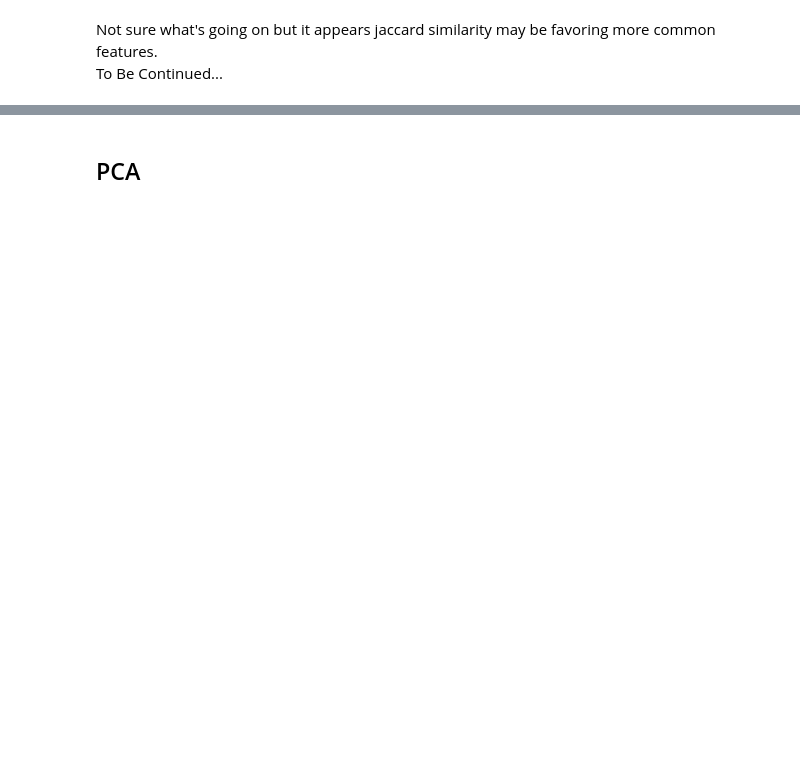
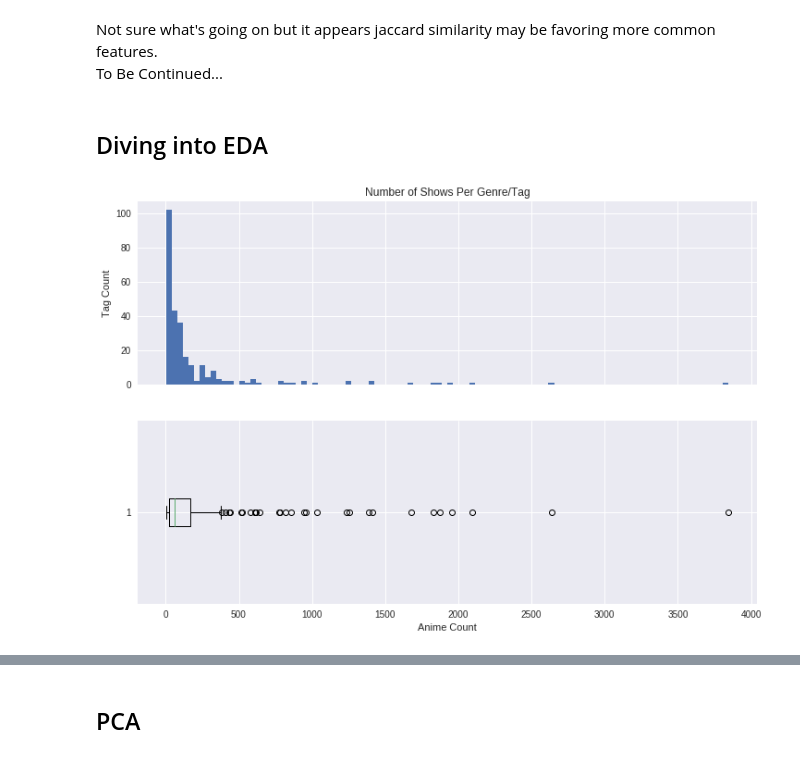
Before and after one commit to sn-ekstrand/content-based-anime-recommender, a Jupyter notebook: initial_eda.ipynb, the cells around one changed output, grey strips where cells are left out. Saved outputs shown, nothing was run; the diff lists cells and outputs as text; code cells hidden in the pictures; blank space fills up the shorter version.

```diff
--- a/initial_eda.ipynb
+++ b/initial_eda.ipynb
@@ -585,3 +539,15 @@ plt.title('Number of Shows Per Genre/Tag');
 # %% [markdown]
 Not sure what's going on but it appears jaccard similarity may be favoring more common features.
 To Be Continued...
+# %% [markdown]
+## Diving into EDA
+# %%
+fig, ax = plt.subplots(2, 1, figsize=(12,8), sharex=True)
+ax[0].hist(total_per_feature, bins=100)
+ax[0].set_title('Number of Shows Per Genre/Tag')
+ax[0].set_ylabel('Tag Count')
+
+ax[1].boxplot(total_per_feature, vert=False)
+ax[1].set_xlabel('Anime Count');
+# %% [output]
+[figure, added]
```
Also changed, not shown: parts of 33 cells of this notebook.
